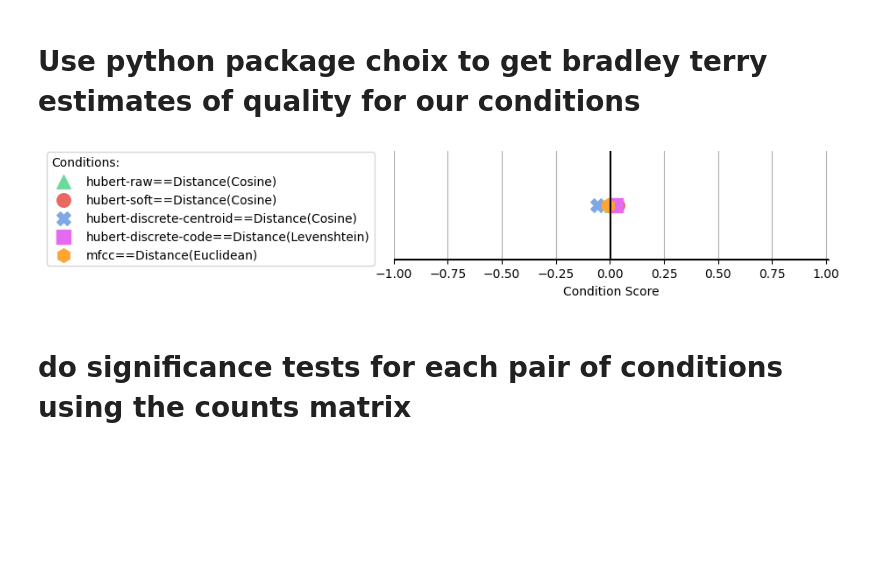
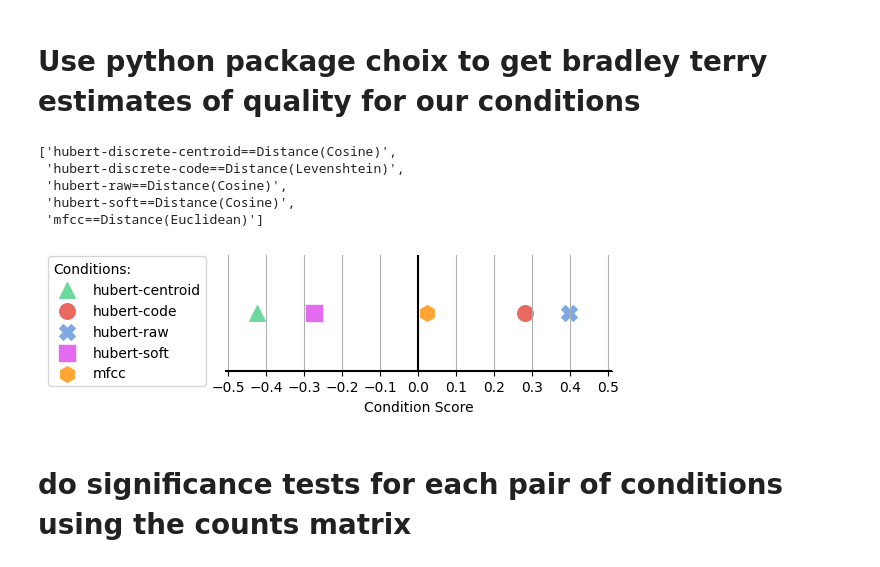
Before and after one commit to jonojace/rlspeller, a Jupyter notebook: ab_test/analyse_qualtrics_listening_test_results_SSW2023.ipynb, the cells around one changed output. Cells and saved outputs as stored; diff of their text form; code cells hidden in the pictures; blank space fills up the shorter version.

Commit message:
results from exp1 SSW2023

```diff
--- a/ab_test/analyse_qualtrics_listening_test_results_SSW2023.ipynb
+++ b/ab_test/analyse_qualtrics_listening_test_results_SSW2023.ipynb
@@ -470,6 +455,32 @@ dtype: float64
 # %%
 from choix import lsr_pairwise_dense, ilsr_pairwise_dense #non iterative and iterative versions
 import matplotlib.pyplot as plt
+# %%
+def rename_condition(condition):
+    mapping = {
+        'hubert-discrete-centroid==Distance(Cosine)': 'hubert-centroid',
+        'hubert-discrete-code==Distance(Levenshtein)': 'hubert-code',
+        'hubert-raw==Distance(Cosine)': 'hubert-raw',
+        'hubert-soft==Distance(Cosine)': 'hubert-soft',
+        'mfcc==Distance(Euclidean)': 'mfcc',
+    }
+    return mapping[condition]
+
+condition2colour = {
+    'hubert-discrete-centroid==Distance(Cosine)': "#6dda9d",
+    'hubert-discrete-code==Distance(Levenshtein)': "#e96860",
+    'hubert-raw==Distance(Cosine)': "#7ea9e5",
+    'hubert-soft==Distance(Cosine)': "#e46af0",
+    'mfcc==Distance(Euclidean)': "#FFA533",
+}
+# %%
+column_names
+# %% [output]
+['hubert-discrete-centroid==Distance(Cosine)',
+ 'hubert-discrete-code==Distance(Levenshtein)',
+ 'hubert-raw==Distance(Cosine)',
+ 'hubert-soft==Distance(Cosine)',
+ 'mfcc==Distance(Euclidean)']
 # %%
 def counts_matrix_to_bradley_terry_plot(c, savepath=""):
     islr_res = ilsr_pairwise_dense(c).tolist()
@@ -479,15 +490,16 @@ def counts_matrix_to_bradley_terry_plot(c, savepath=""):
     # sorted(zip(islr_res, column_names), reverse=True)
 
     fig, ax = plt.subplots()
+    fig.set_size_inches(5,1.5)
     # ax.scatter(x=islr_res, y=np.array([0,0,0,0]))
     markers = ['^', 'o','X', 's', 'h']
-    colours = ['#6dda9d', '#e96860', '#7ea9e5', '#e46af0', '#FFA533']
-    assert len(conditions) == len(markers) == len(colours)
-    for (x_val, label), marker, colour in zip(zip(islr_res, column_names), markers, colours):
+    # colours = ['#6dda9d', '#e96860', '#7ea9e5', '#e46af0', '#FFA533']
+    assert len(conditions) == len(markers)
+    for (x_val, condition), marker in zip(zip(islr_res, column_names), markers):
     # for (x_val, label), marker, colour in zip(sorted(zip(islr_res, column_names), reverse=False), markers, colours):
-        ax.scatter(x=x_val, y=[0.125], marker=marker, label=label, s=125, c=colour)
+        ax.scatter(x=x_val, y=[0.125], marker=marker, label=rename_condition(condition), s=125, c=condition2colour[condition])
 
-    ax.set_aspect(2)
+    # ax.set_aspect(2)
     ax.grid(True, which='both', axis="x")
 
     #############################################
@@ -498,43 +510,46 @@ def counts_matrix_to_bradley_terry_plot(c, savepath=""):
     ax.spines['left'].set_color('none')
     ax.spines['right'].set_color('none')
     # ax.yaxis.tick_left()
+
 
     #############################################
     # set the y-spine
     ax.spines['bottom'].set_position('zero')
 
     #############################################
     # turn off the top spine/ticks
     ax.spines['top'].set_color('none')
     ax.xaxis.tick_bottom()
 
     ax.set_yticks([])
 
     #############################################
+    # set xticks
+    ax.set_xticks(np.arange(-0.5, 0.51, 0.1))
+
+    #############################################
     # limits
-    plt.xlim([-1, 1.01])
+    plt.xlim([-0.51, 0.51])
     plt.ylim([0, 0.25])
 
-    ax.axvline(x=0.0035, color='k')
-    ax.axhline(y=-0, color='k')
+    ax.axvline(x=0, color='k')
+    ax.axhline(y=0, color='k')
 
     legend = ax.legend(
         # loc="upper left",
         bbox_to_anchor =(-0.03, 1.05),
     )
 
     legend.set_title("Conditions:")
-    # legend.set_title(r"$\bf{Conditions}$")
-                     # prop = {'size':15})
     legend._legend_box.align = "left"
 
     ax.set_xlabel("Condition Score")
     if savepath:
         plt.savefig(savepath, bbox_inches='tight')
+
+counts_matrix_to_bradley_terry_plot(c, savepath='plots/exp1_results.pdf')
+# %% [output]
+[figure, added]
-# %%
-counts_matrix_to_bradley_terry_plot(c, savepath='plots/results.pdf')
-# %% [output]
-[figure, removed]
 # %% [markdown]
 # do significance tests for each pair of conditions using the counts matrix
 # %% [markdown]
```
Also changed, not shown: parts of 27 cells of this notebook, 15 other files.
